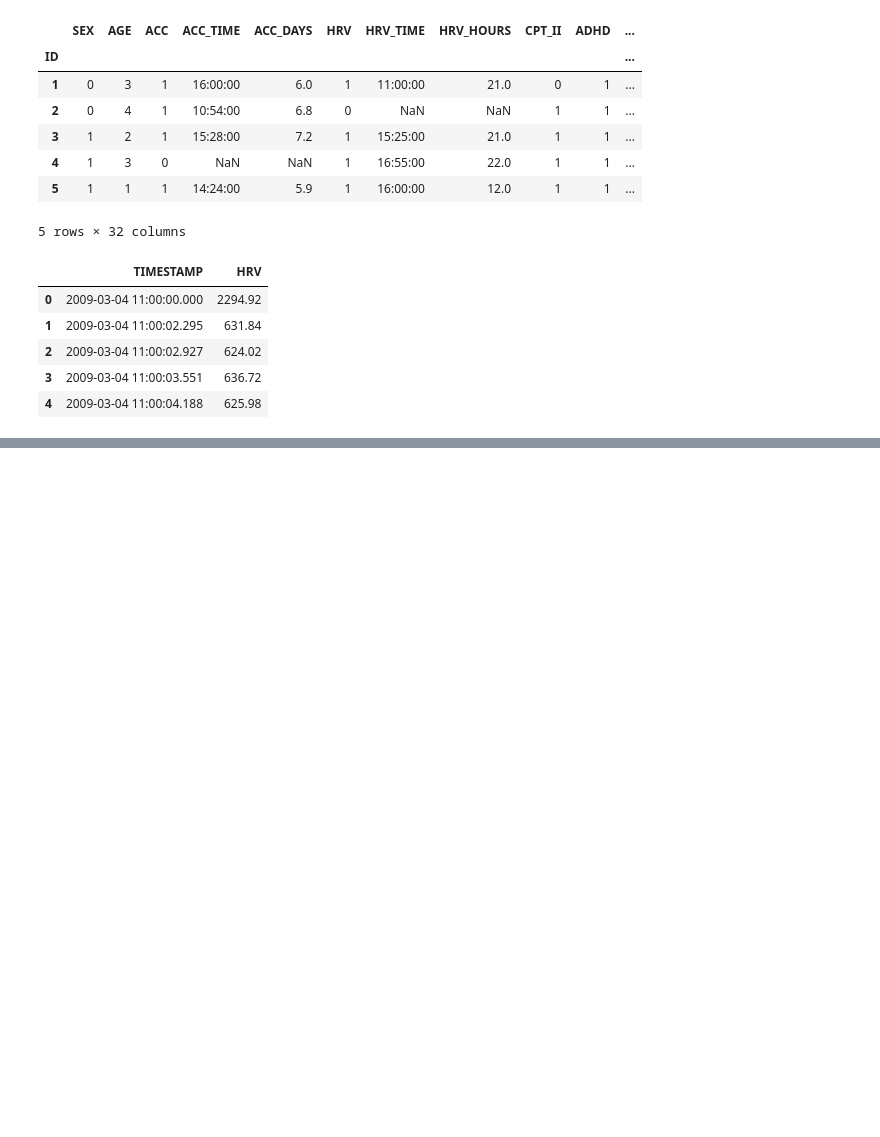
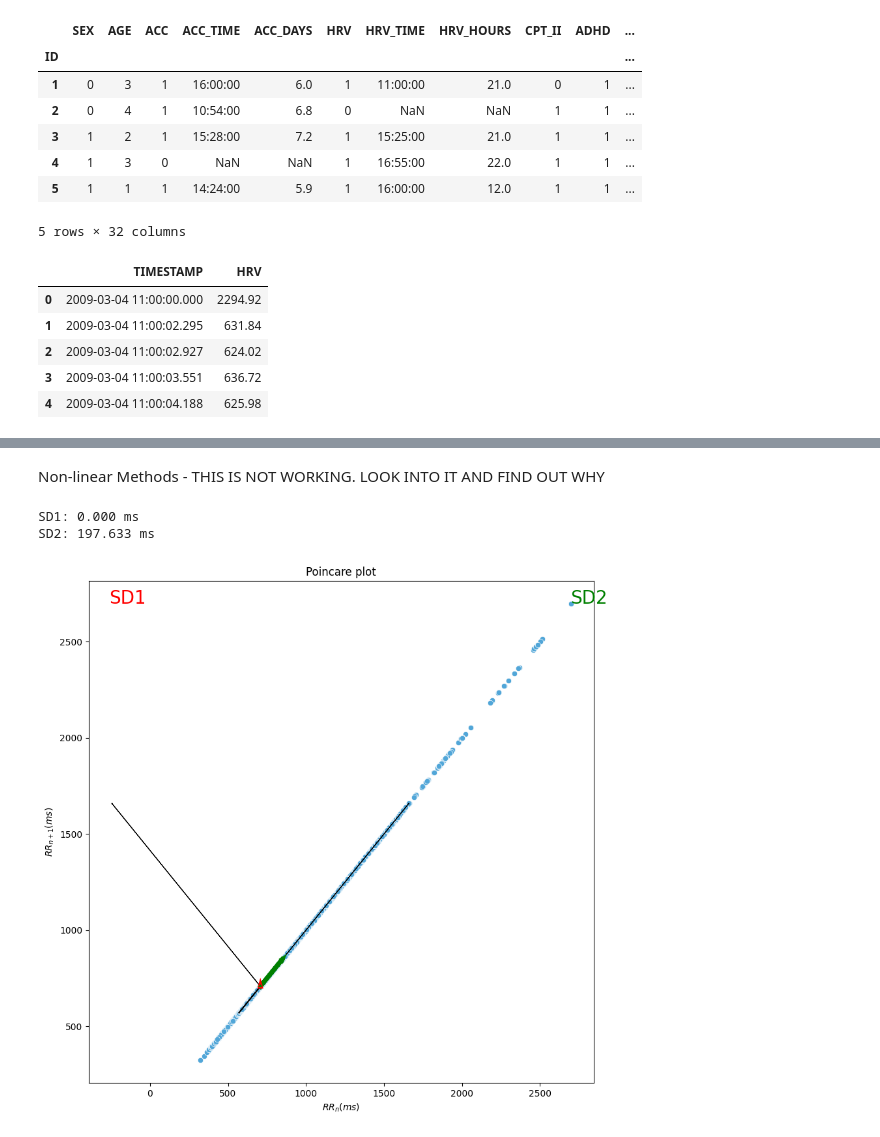
Before and after one commit to GacildaAnne/Thesis-ADHD-HRV, a Jupyter notebook: Thesis_code.ipynb, the cells around one changed output, grey strips where cells are left out. Saved outputs shown, nothing was run; the diff lists cells and outputs as text; code cells hidden in the pictures; blank space fills up the shorter version.

```diff
--- a/Thesis_code.ipynb
+++ b/Thesis_code.ipynb
@@ -46,0 +246,42 @@ HRV_1.head()
+# %% [markdown]
+Non-linear Methods - THIS IS NOT WORKING. LOOK INTO IT AND FIND OUT WHY
+# %%
+def plot_poincare(IBI):
+    IBI_n = IBI[:-1]
+    IBI_n1 = IBI[1:]
+
+    sd1 = np.sqrt(0.5) * np.std(IBI_n1 - IBI_n)
+    sd2 = np.sqrt(0.5) * np.std(IBI_n1 + IBI_n)
+
+    m = np.mean(IBI)
+    min_rr = np.min(IBI)
+    max_rr = np.max(IBI)
+
+    plt.figure(figsize=(10, 10))
+    plt.title("Poincare plot")
+
+    sns.scatterplot(x=IBI_n, y=IBI_n1, color="#51A6D8")
+
+    plt.xlabel(r'$RR_n (ms)$')
+    plt.ylabel(r'$RR_{n+1} (ms)$')
+
+    e1 = Ellipse((m, m), 2*sd1, 2*sd2, angle=-45, linewidth=1.2, fill=False, color="k")
+    plt.gca().add_patch(e1)
+
+    plt.arrow(m, m, (max_rr-min_rr)*0.4, (max_rr-min_rr)*0.4, color="k", linewidth=0.8, head_width=5, head_length=5)
+    plt.arrow(m, m, (min_rr-max_rr)*0.4, (max_rr-min_rr)*0.4, color="k", linewidth=0.8, head_width=5, head_length=5)
+
+    plt.arrow(m, m, sd2 * np.sqrt(0.5), sd2 * np.sqrt(0.5), color="green", linewidth=5)
+    plt.arrow(m, m, -sd1 * np.sqrt(0.5), sd1 * np.sqrt(0.5), color="red", linewidth=5)
+    plt.text(max_rr, max_rr, "SD2", fontsize=20, color="green")
+    plt.text(m-(max_rr-min_rr)*0.4-20, max_rr, "SD1", fontsize=20, color="red")
+
+    return sd1, sd2
+
+sd1, sd2 = plot_poincare(IBI)
+print("SD1: %.3f ms" % sd1)
+print("SD2: %.3f ms" % sd2)
+# %% [output]
+SD1: 0.000 ms
+SD2: 197.633 ms
+[figure, added]
```
Also changed, not shown: parts of 9 cells of this notebook.
